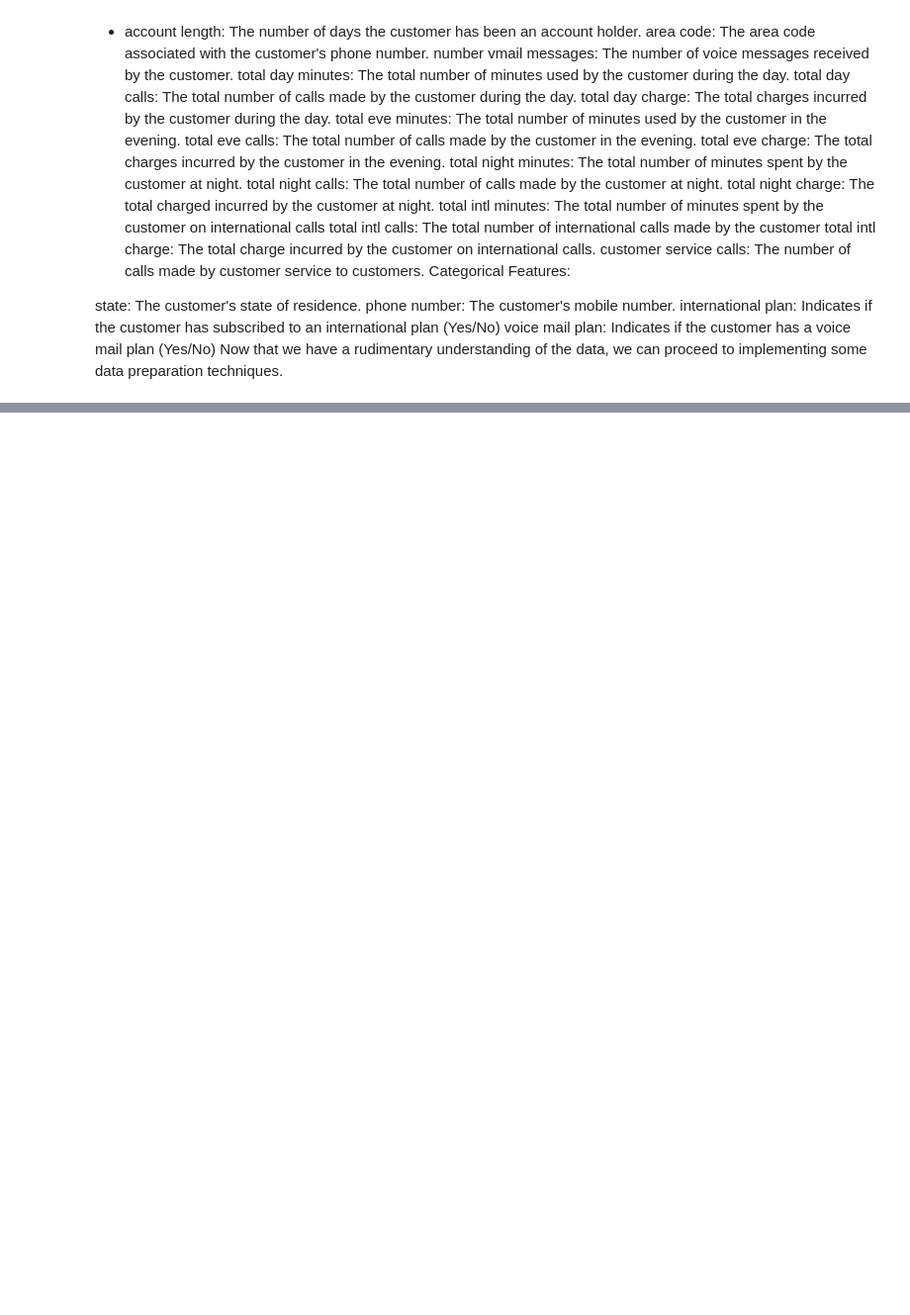
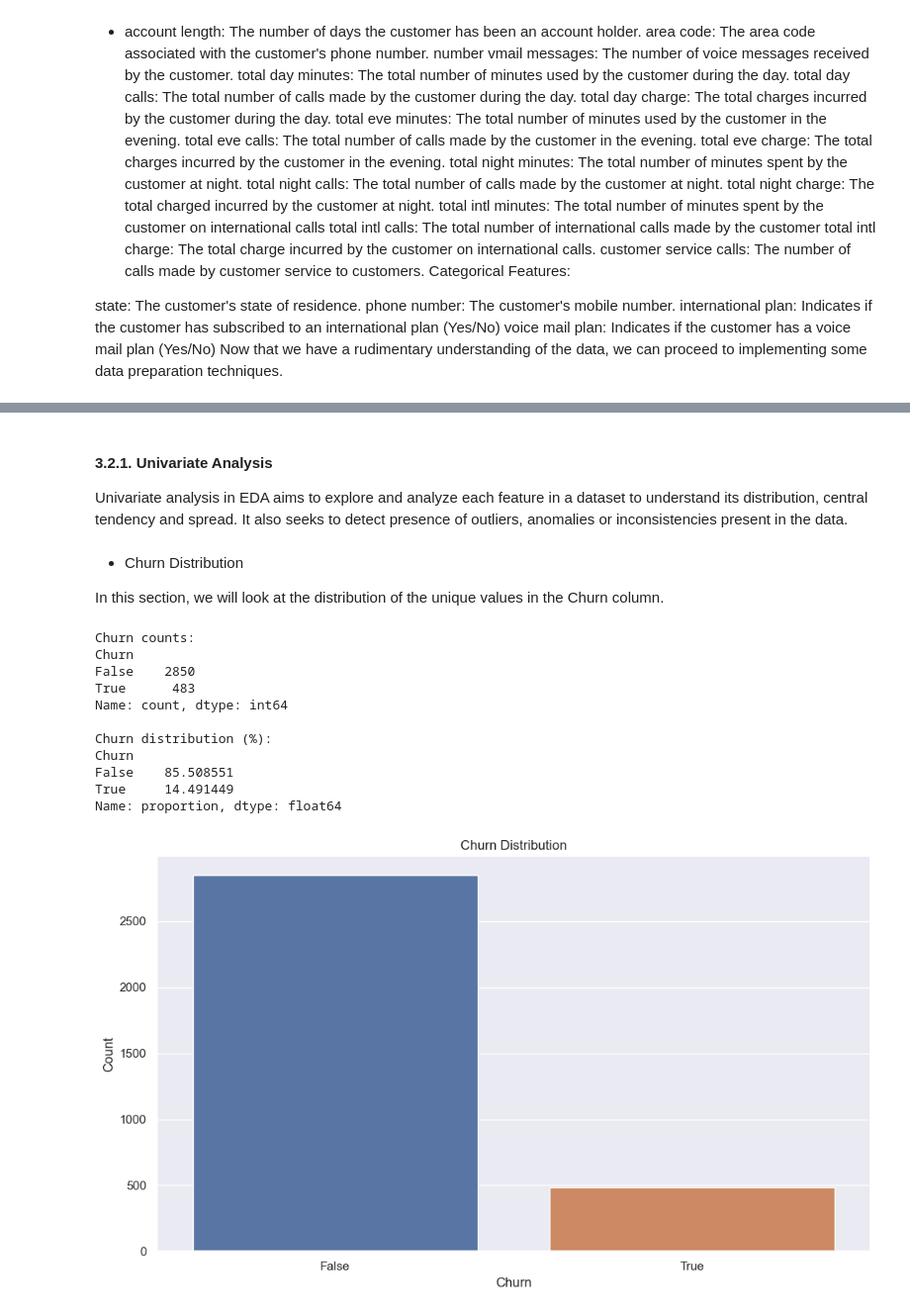
Before and after one commit to Mangelepa/Group5-phase3-project, a Jupyter notebook: phase3 project.ipynb, the cells around one changed output, grey strips where cells are left out. Shown at 99% size. Drawn from its saved outputs; the diff is of its cells as text; code cells hidden in the pictures; blank space fills up the shorter version.

```diff
--- a/phase3 project.ipynb
+++ b/phase3 project.ipynb
@@ -216,7 +198,0 @@ Next, looking closely into the features, we realized that we may not need the Ph
-# %%
-
-# drop the Phone_Number column
-churn_df = churn_df.drop('phone number', axis=1)
-
-# check the remaining columns
-churn_df.columns
@@ -231,0 +199,6 @@ Index(['state', 'account length', 'area code', 'international plan',
+# %%
+# import the clean_nulls_and_duplicates function
+from utility import clean_nulls_and_duplicates
+
+# pass in the churn_df dataframe
+churn_df = clean_nulls_and_duplicates(churn_df)
@@ -231,0 +223,6 @@ Index(['state', 'account length', 'area code', 'international plan',
+# %%
+# drop the Phone_Number column
+churn_df = churn_df.drop('Phone_Number', axis=1)
+
+# check the remaining columns
+churn_df.columns
@@ -231,0 +240,4 @@ Index(['state', 'account length', 'area code', 'international plan',
+# %%
+# convert 'Area_Code' into an object datatype
+churn_df['Area_Code'] = churn_df['Area_Code'].astype(object)
+print(churn_df['Area_Code'].dtype)
@@ -231,0 +250,40 @@ Index(['state', 'account length', 'area code', 'international plan',
+# %% [markdown]
+#### 3.2.1. Univariate Analysis
+
+Univariate analysis in EDA aims to explore and analyze each feature in a dataset to understand its distribution, central tendency and spread. It also seeks to detect presence of outliers, anomalies or inconsistencies present in the data.
+# %% [markdown]
+- Churn Distribution
+
+In this section, we will look at the distribution of the unique values in the Churn column.
+# %%
+# distribution of the 'Churn' target column
+
+# check the distribution of the unique values
+print("Churn counts:")
+print(churn_df['Churn'].value_counts())
+
+# check for normalized counts as a percentage
+print("\nChurn distribution (%):")
+print(churn_df['Churn'].value_counts(normalize=True) * 100)
+
+# visualize with a bar plot
+plt.figure(figsize=(10, 6))
+sns.countplot(x='Churn', data=churn_df, palette='deep')
+plt.title('Churn Distribution')
+plt.xlabel('Churn')
+plt.ylabel('Count')
+plt.tight_layout()
+plt.show();
+# %% [output]
+Churn counts:
+Churn
+False    2850
+True      483
+Name: count, dtype: int64
+
+Churn distribution (%):
+Churn
+False    85.508551
+True     14.491449
+Name: proportion, dtype: float64
+[figure, added]
```
Also changed, not shown: parts of 62 cells of this notebook, 3 other files.
